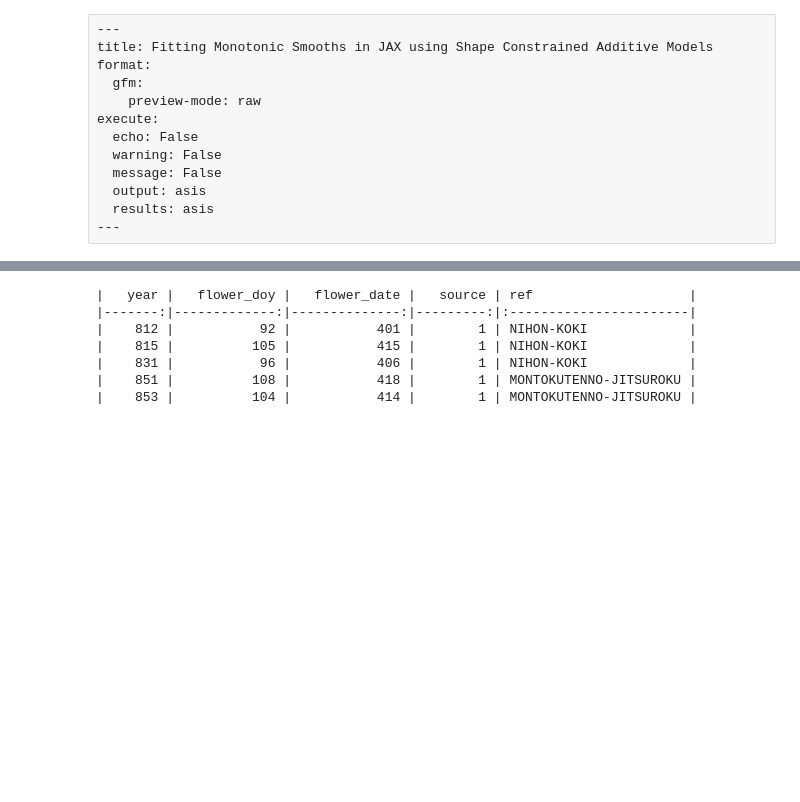
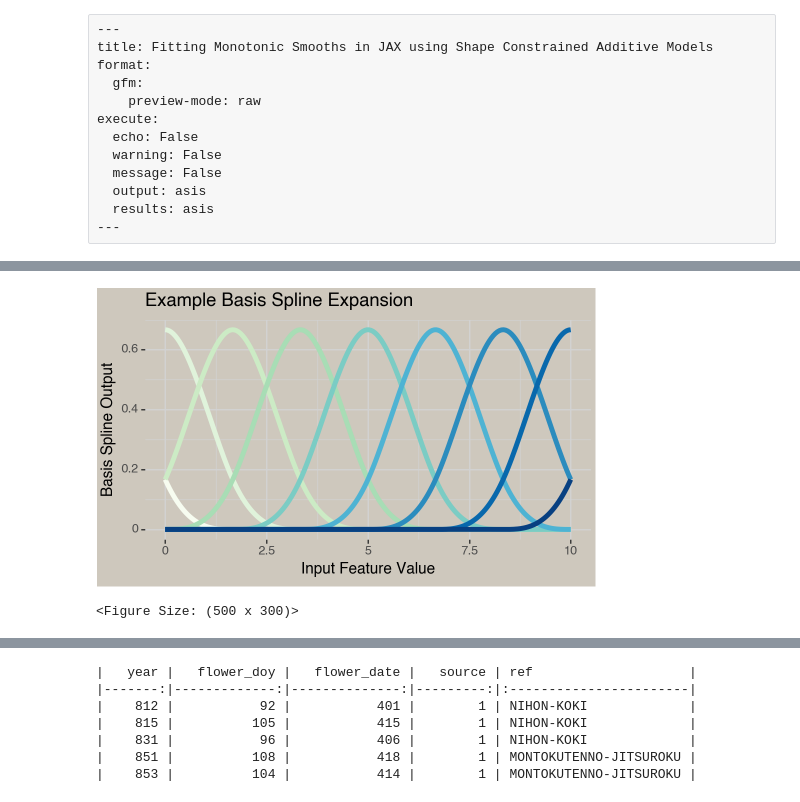
Before and after one commit to mattmills49/Blog-Posts, a Jupyter notebook: glum_splines/monotonic_spline_jax.ipynb, the cells around one changed output, grey strips where cells are left out. Cells and saved outputs as stored; diff of their text form; code cells hidden in the pictures; blank space fills up the shorter version.

Commit message:
added a B spline example

```diff
--- a/glum_splines/monotonic_spline_jax.ipynb
+++ b/glum_splines/monotonic_spline_jax.ipynb
@@ -90,0 +57,65 @@ FLOWER_DATA = '../../data/KyotoFullFlowerW.csv'
+# %%
+#| echo: False
+
+def spline_basis_long(x, n_knots=6, degree=3, include_bias=True, random_state=None):
+    """
+    Build a B‑spline basis, draw random coefficients, and return a tall DataFrame.
+
+    Parameters
+    ----------
+    x : 1‑d array‑like
+        Input values (sorted or unsorted).
+    n_knots : int, default 6
+        Number of interior knots (controls number of spline columns).
+    degree : int, default 3
+        Spline degree (3 == cubic).
+    include_bias : bool, default False
+        Whether to include the constant basis column.
+    random_state : int or None
+        Seed for the random coefficient draw.
+
+    Returns
+    -------
+    basis_long : pandas.DataFrame
+        Columns:  x, basis, value, coef, fitted
+    """
+    x = np.asarray(x).reshape(-1, 1)
+
+    spl = SplineTransformer(
+        n_knots=n_knots,
+        degree=degree,
+        include_bias=include_bias
+    )
+    B = spl.fit_transform(x)                        # (n_samples, n_splines)
+    n_splines = B.shape[1]
+
+    rng = np.random.default_rng(random_state)
+    coefs = rng.uniform(size=n_splines, low=1, high=2)          # random coefficients
+
+    # Wide → long
+    df = pd.DataFrame(B, columns=[f"spline_{i}" for i in range(n_splines)])
+    df["x"] = x.flatten()
+    long = df.melt(id_vars="x", var_name="basis", value_name="value")
+
+    # add coefficients and fitted curve (optional but handy in plotnine)
+    coef_map = {f"spline_{i}": c for i, c in enumerate(coefs)}
+    long["coef"] = long["basis"].map(coef_map)
+    long["fitted"] = long["value"] * long["coef"]
+
+    return long
+
+x = np.linspace(0, 10, 200)
+basis_long = spline_basis_long(x, n_knots=7, degree=3, random_state=42)
+
+(ggplot(basis_long, aes(x='x', y='value', color='basis')) +
+ geom_line(size=2) +
+ guides(color=False) +
+ scale_color_brewer(palette=4) +
+ ggtitle('Example Basis Spline Expansion') +
+ xlab('Input Feature Value') +
+ ylab('Basis Spline Output') +
+ cherry_theme(figure_size=(5, 3))
+)
+# %% [output]
+[figure, added]
+<Figure Size: (500 x 300)>
```
Also changed, not shown: parts of 12 cells of this notebook.
